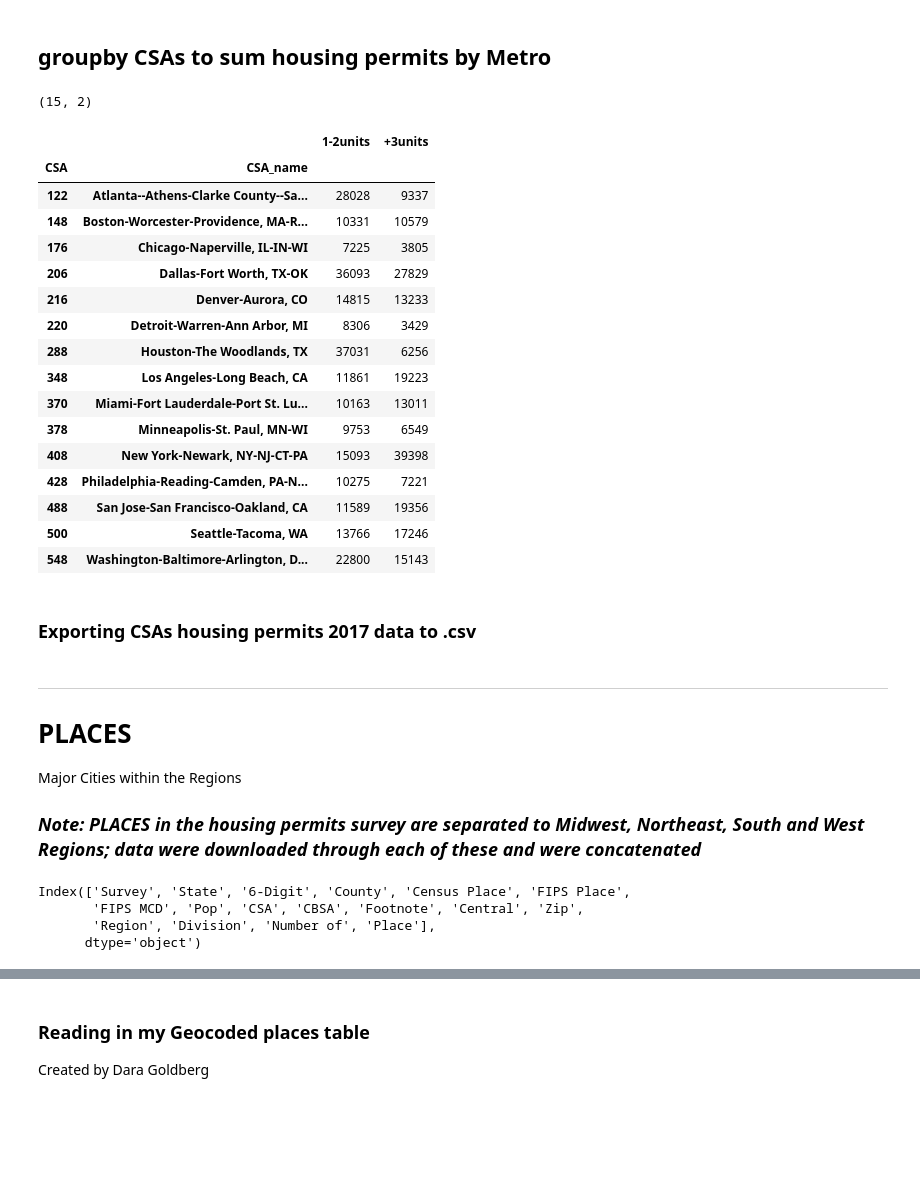
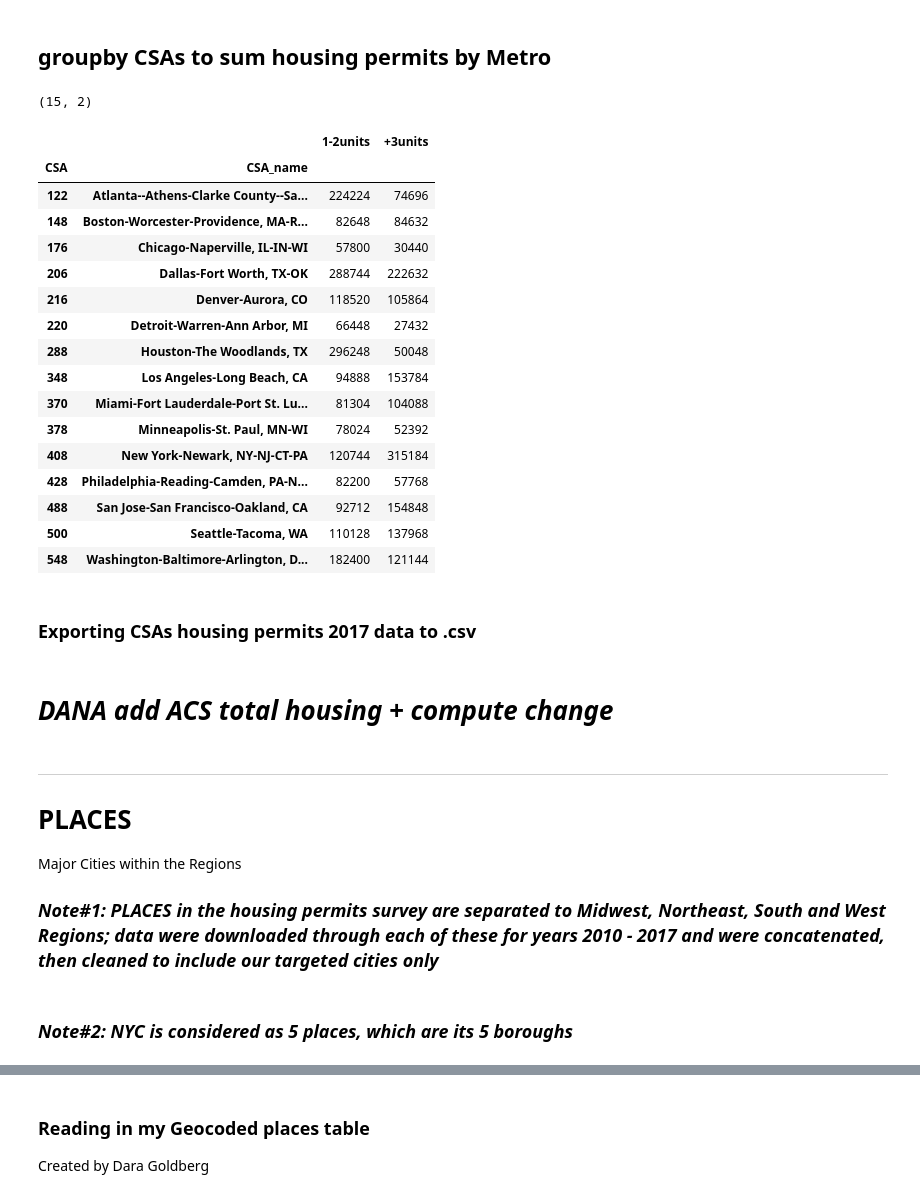
Before and after one commit to NYCPlanning/rp-USmetros_comparison, a Jupyter notebook: 4-HOUSING2017.ipynb, the cells around one changed output, grey strips where cells are left out. Saved outputs shown, nothing was run; the diff lists cells and outputs as text; code cells hidden in the pictures; blank space fills up the shorter version.

```diff
--- a/4-HOUSING2017.ipynb
+++ b/4-HOUSING2017.ipynb
@@ -69,11 +132,11 @@ Allcounties.head()
 ## Reading in geo-coded dataset
 created on a different notebook, please refer to _**ADD NOTEBOOK NAME**_
 # %%
-data = pd.read_csv('data/USmetros_full.csv').iloc[:,:-2] \
-        .drop(['Unnamed: 0', 'SHAPE_AREA'], axis=1)
-data['STCO'] = data['STCO'].apply(lambda x: '{0:0>5}'.format(x))
+geo = pd.read_csv('data/USmetros_full.csv').iloc[:,:-2] \
+            .drop(['Unnamed: 0', 'SHAPE_AREA'], axis=1)
+geo['STCO'] = geo['STCO'].apply(lambda x: '{0:0>5}'.format(x))
 
-data.head()
+geo.head()
 # %% [output]
 |  | CSA | CSA_name | County_name | STCO |
 | 0 | 488 | San Jose-San Francisco-Oakland, CA | Alameda | 06001 |
@@ -100,0 +149,5 @@ HUcounties.head()
+# %%
+BPcounties = COall.merge(geo, left_index=True, right_on='STCO').set_index('County_name')
+
+print(BPcounties.shape)
+BPcounties.head()
@@ -109,29 +171,29 @@ HUcounties.to_csv('data/HU17counties.csv')
 # %% [markdown]
 ## groupby CSAs to sum housing permits by Metro
 # %%
-huCSA = HUcounties.groupby(['CSA', 'CSA_name']).sum()#.iloc[:,:-2]
+bpCSA = BPcounties.groupby(['CSA', 'CSA_name']).sum()#.iloc[:,:-2]
 
-print(huCSA.shape)
-huCSA
+print(bpCSA.shape)
+bpCSA
 # %% [output]
 (15, 2)
 |  |  | 1-2units | +3units |
 | CSA | CSA_name |  |  |
-| 122 | Atlanta--Athens-Clarke County--Sa... | 28028 | 9337 |
-| 148 | Boston-Worcester-Providence, MA-R... | 10331 | 10579 |
-| 176 | Chicago-Naperville, IL-IN-WI | 7225 | 3805 |
-| 206 | Dallas-Fort Worth, TX-OK | 36093 | 27829 |
-| 216 | Denver-Aurora, CO | 14815 | 13233 |
-| 220 | Detroit-Warren-Ann Arbor, MI | 8306 | 3429 |
-| 288 | Houston-The Woodlands, TX | 37031 | 6256 |
-| 348 | Los Angeles-Long Beach, CA | 11861 | 19223 |
-| 370 | Miami-Fort Lauderdale-Port St. Lu... | 10163 | 13011 |
-| 378 | Minneapolis-St. Paul, MN-WI | 9753 | 6549 |
-| 408 | New York-Newark, NY-NJ-CT-PA | 15093 | 39398 |
-| 428 | Philadelphia-Reading-Camden, PA-N... | 10275 | 7221 |
-| 488 | San Jose-San Francisco-Oakland, CA | 11589 | 19356 |
-| 500 | Seattle-Tacoma, WA | 13766 | 17246 |
-| 548 | Washington-Baltimore-Arlington, D... | 22800 | 15143 |
+| 122 | Atlanta--Athens-Clarke County--Sa... | 224224 | 74696 |
+| 148 | Boston-Worcester-Providence, MA-R... | 82648 | 84632 |
+| 176 | Chicago-Naperville, IL-IN-WI | 57800 | 30440 |
+| 206 | Dallas-Fort Worth, TX-OK | 288744 | 222632 |
+| 216 | Denver-Aurora, CO | 118520 | 105864 |
+| 220 | Detroit-Warren-Ann Arbor, MI | 66448 | 27432 |
+| 288 | Houston-The Woodlands, TX | 296248 | 50048 |
+| 348 | Los Angeles-Long Beach, CA | 94888 | 153784 |
+| 370 | Miami-Fort Lauderdale-Port St. Lu... | 81304 | 104088 |
+| 378 | Minneapolis-St. Paul, MN-WI | 78024 | 52392 |
+| 408 | New York-Newark, NY-NJ-CT-PA | 120744 | 315184 |
+| 428 | Philadelphia-Reading-Camden, PA-N... | 82200 | 57768 |
+| 488 | San Jose-San Francisco-Oakland, CA | 92712 | 154848 |
+| 500 | Seattle-Tacoma, WA | 110128 | 137968 |
+| 548 | Washington-Baltimore-Arlington, D... | 182400 | 121144 |
 # %% [markdown]
 ### Exporting CSAs housing permits 2017 data to .csv
 # %%
@@ -139,14 +201,11 @@ huCSA.to_csv('data/HU17CSA.csv')
+# %% [markdown]
+# _DANA add ACS total housing + compute change_
 # %% [markdown]
 -----
 
 # PLACES
 Major Cities within the Regions
 
-### _Note: PLACES in the housing permits survey are separated to Midwest, Northeast, South and West Regions; data were downloaded through each of these and were concatenated_
+### _Note#1: PLACES in the housing permits survey are separated to Midwest, Northeast, South and West Regions; data were downloaded through each of these for years 2010 - 2017 and were concatenated, then cleaned to include our targeted cities only_
-# %%
-forColumns
-# %% [output]
-Index(['Survey', 'State', '6-Digit', 'County', 'Census Place', 'FIPS Place',
-       'FIPS MCD', 'Pop', 'CSA', 'CBSA', 'Footnote', 'Central', 'Zip',
-       'Region', 'Division', 'Number of', 'Place'],
-      dtype='object')
+# %% [markdown]
+### _Note#2: NYC is considered as 5 places, which are its 5 boroughs_
```
Also changed, not shown: parts of 22 cells of this notebook, 5 other files.
